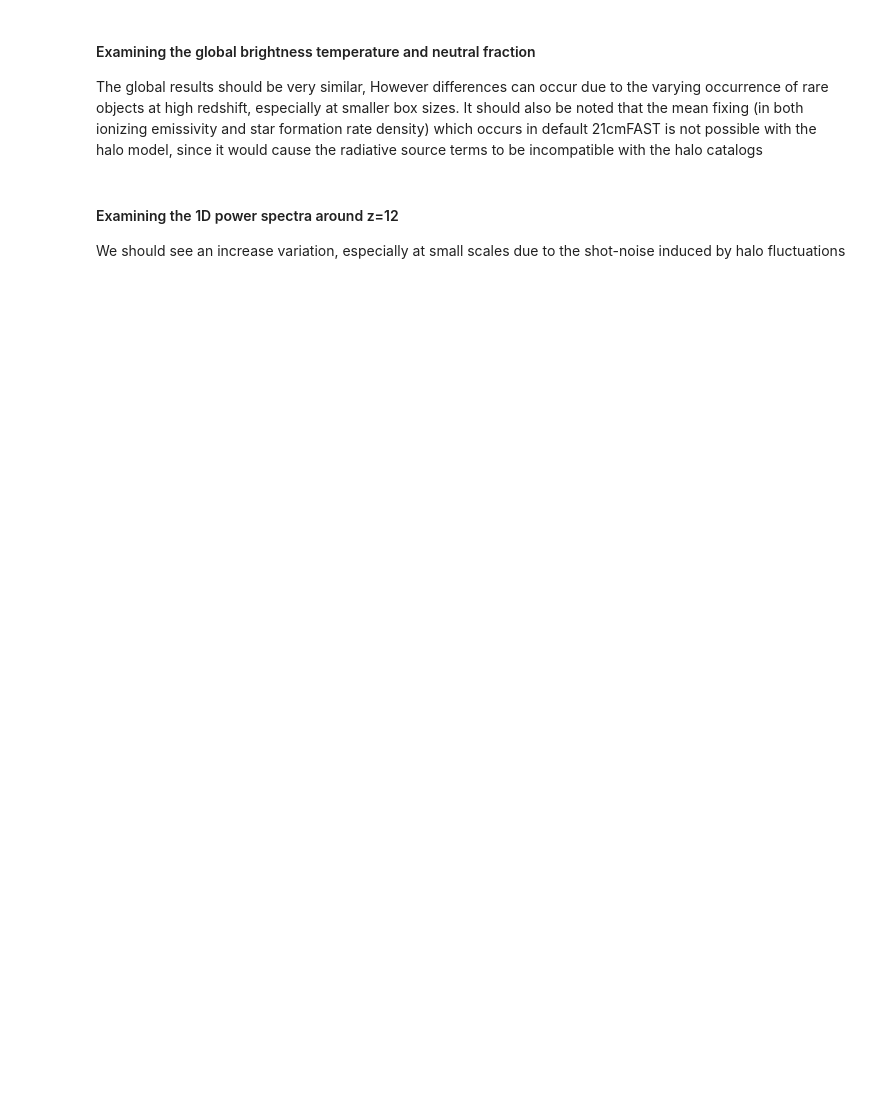
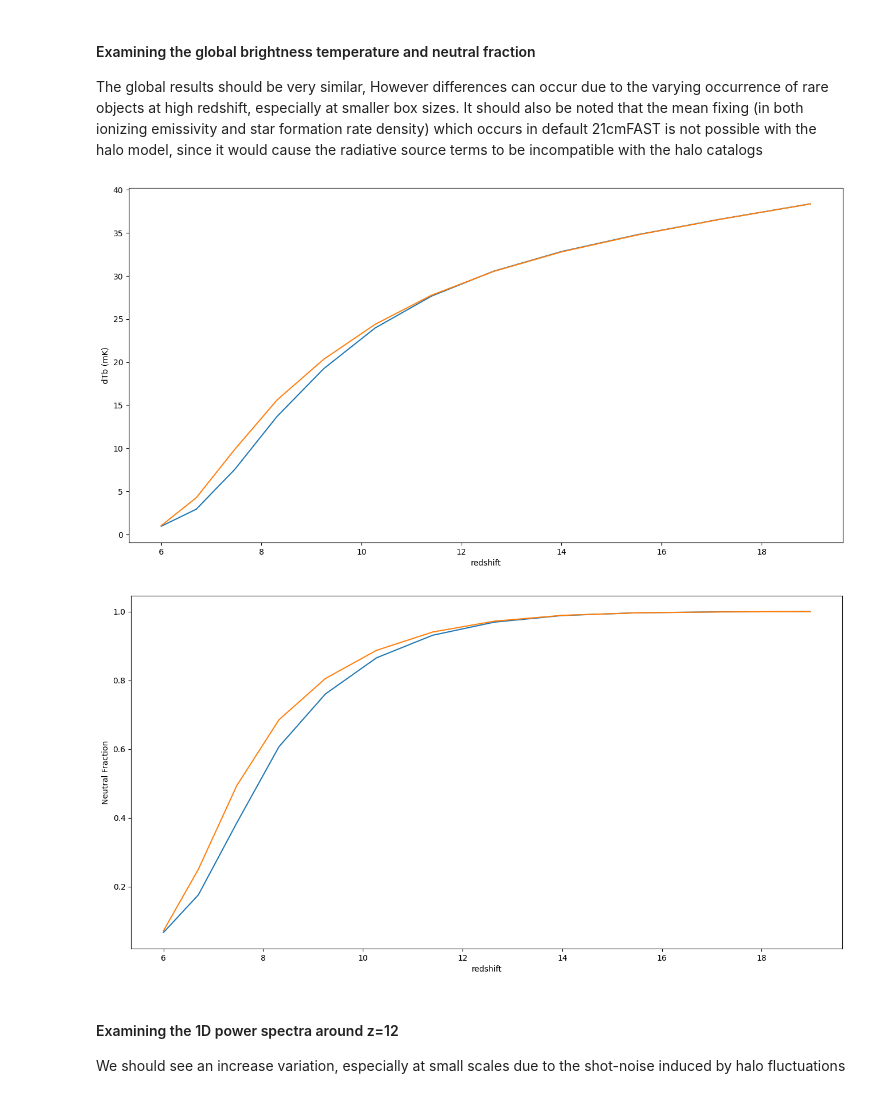
Before and after one commit to 21cmfast/21cmFAST, a Jupyter notebook: docs/tutorials/halosampler.ipynb, the cells around one changed output. Saved outputs shown, nothing was run; the diff lists cells and outputs as text; code cells hidden in the pictures; blank space fills up the shorter version.

```diff
--- a/docs/tutorials/halosampler.ipynb
+++ b/docs/tutorials/halosampler.ipynb
@@ -324,26 +342,19 @@ The ionisation field is much noisier on small scales due to much larger variatio
 # %%
 from tempfile import mkdtemp
 cache = p21c.OutputCache(mkdtemp())
-p21c.config["ignore_R_BUBBLE_MAX_error"] = True
 cacheconfig = p21c.CacheConfig.last_step_only()
-inputs = p21c.InputParameters.from_template(
-    'latest-dhalos',
-    random_seed=24,
-).evolve_input_structs(DIM=200,HII_DIM=50,BOX_LEN=100,N_THREADS=4,SAMPLER_MIN_MASS=1e9)
-inputs_nosampler = p21c.InputParameters.from_template(
-    'latest',
-    random_seed=24,
-).evolve_input_structs(DIM=200,HII_DIM=50,BOX_LEN=100,N_THREADS=4,SAMPLER_MIN_MASS=1e9)
+inputs = inputs.clone(node_redshifts=p21c.get_logspaced_redshifts(min_redshift=6.,max_redshift=18.,z_step_factor=1.1))
+inputs_nosampler = inputs_nosampler.clone(node_redshifts=p21c.get_logspaced_redshifts(min_redshift=6.,max_redshift=18.,z_step_factor=1.1))
 lightcone_quantities = ["density", "xH_box", "brightness_temp"]
 
 lcn = p21c.RectilinearLightconer.with_equal_cdist_slices(
         min_redshift=min(inputs.node_redshifts),
-        max_redshift=35.,
+        max_redshift=max(inputs.node_redshifts),
         quantities=lightcone_quantities,
         resolution=inputs.matter_params.cell_size,
     )
 
-lc = p21c.run_lightcone(
+_,_,_,lc = p21c.run_lightcone(
     lightconer=lcn,
     inputs=inputs,
     global_quantities=lightcone_quantities,
@@ -351,7 +362,7 @@ lc = p21c.run_lightcone(
     write=cacheconfig,
 )
 
-lc_nosampler = p21c.run_lightcone(
+_,_,_,lc_nosampler = p21c.run_lightcone(
     lightconer=lcn,
     inputs=inputs_nosampler,
     global_quantities=lightcone_quantities,
@@ -391,18 +403,21 @@ for l, title in zip([lc, lc_nosampler], ["SAMPLER", "DEFAULT"], strict=True):
 The global results should be very similar, However differences can occur due to the varying occurrence of rare objects at high redshift, especially at smaller box sizes. It should also be noted that the mean fixing (in both ionizing emissivity and star formation rate density) which occurs in default 21cmFAST is not possible with the halo model, since it would cause the radiative source terms to be incompatible with the halo catalogs
 # %%
 plt.figure()
-plt.plot(lc.node_redshifts, lc.global_quantities['global_brightness_temp'])
-plt.plot(lc_nosampler.node_redshifts, lc_nosampler.global_quantities['brightness_temp'])
+plt.plot(lc.inputs.node_redshifts, lc.global_quantities['brightness_temp'])
+plt.plot(lc_nosampler.inputs.node_redshifts, lc_nosampler.global_quantities['brightness_temp'])
 plt.xlabel("redshift")
-plt.xlabel("dTb (mK)")
+plt.ylabel("dTb (mK)")
 plt.show()
 
 plt.figure()
-plt.plot(lc.node_redshifts, lc.global_quantities['xH_box'])
-plt.plot(lc_nosampler.node_redshifts, lc_nosampler.global_quantities['xH_box'])
+plt.plot(lc.inputs.node_redshifts, lc.global_quantities['xH_box'])
+plt.plot(lc_nosampler.inputs.node_redshifts, lc_nosampler.global_quantities['xH_box'])
 plt.xlabel("redshift")
-plt.xlabel("Neutral Fraction")
+plt.ylabel("Neutral Fraction")
 plt.show()
+# %% [output]
+[figure, added]
+[figure, added]
 # %% [markdown]
 #### Examining the 1D power spectra around z=12
 We should see an increase variation, especially at small scales due to the shot-noise induced by halo fluctuations
```
Also changed, not shown: parts of 8 cells of this notebook, 3 other files.
